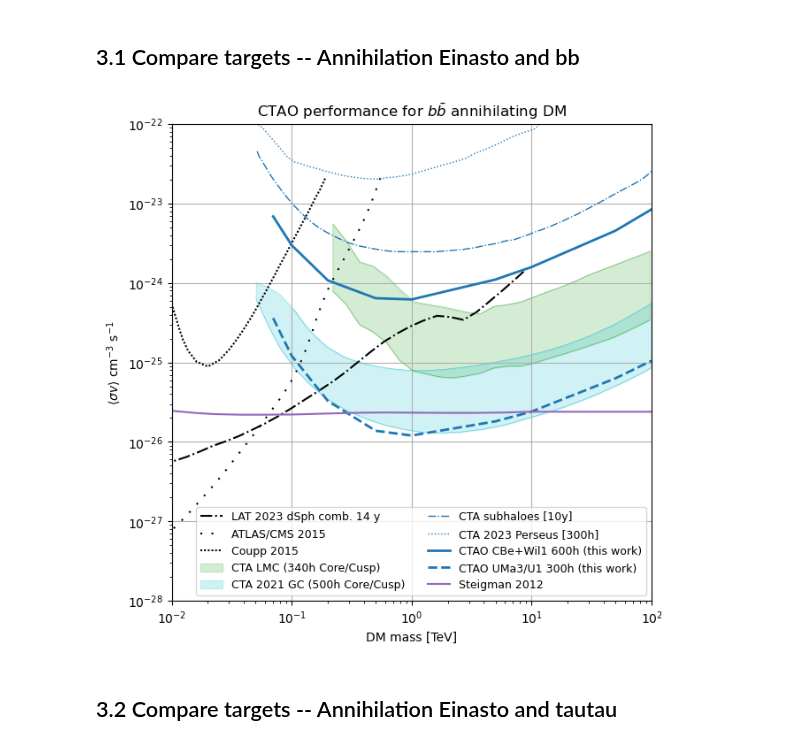
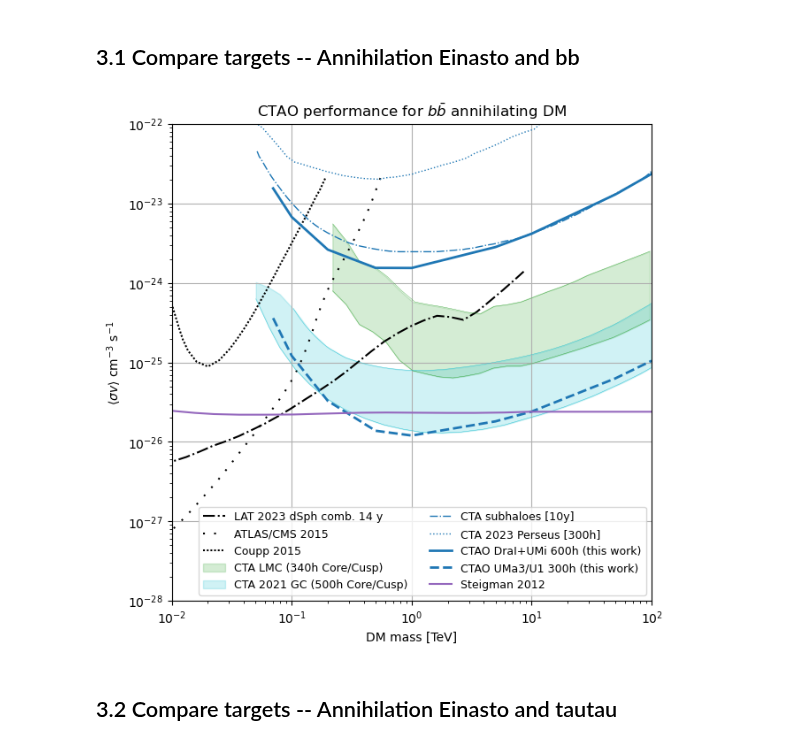
Before and after one commit to micheledoro/gDMbounds, a Jupyter notebook: sandbox/mdoro/makeplot_dsphKSP_compare_target.ipynb, the cells around one changed output. Saved outputs shown, nothing was run; the diff lists cells and outputs as text; code cells hidden in the pictures.

```diff
--- a/sandbox/mdoro/makeplot_dsphKSP_compare_target.ipynb
+++ b/sandbox/mdoro/makeplot_dsphKSP_compare_target.ipynb
@@ -30,7 +30,8 @@ veritas_17_mdsph_ann = ascii.read(pathb +  "veritas/veritas_2017_multidsph_ann_b
 
 #ctao_combined_ann_bb = ascii.read(path + "sandbox/temp/dsphksp_combined_Wil1_and_CBe_Einasto_600h_bb.csv")
 # %%
-ctao_combined_ann = pd.read_csv('sv_limits_quantiles/Combined_Annichilation_CBe_Wil1_T600.csv')
+#ctao_combined_ann = pd.read_csv('sv_limits_quantiles/Combined_Annichilation_CBe_Wil1_T600.csv')
+ctao_combined_ann = pd.read_csv('sv_limits_quantiles_files_wsj/Combined_Einasto_Annichilation_DraI_UMi_T600_wsj.csv')
 
 mask_ann_bb = (ctao_combined_ann['quantile'] == 0.5) & (ctao_combined_ann['profile']=="Einasto") & (ctao_combined_ann['ch']=='b')
 mask_ann_tautau = (ctao_combined_ann['quantile'] == 0.5) & (ctao_combined_ann['profile']=="Einasto") & (ctao_combined_ann['ch']=='tau')
@@ -197,35 +198,35 @@ interpolated_core_sigmav = f(cta_gc_einasto_bb['mass'])
 plt.fill_between(cta_gc_einasto_bb['mass']*1e-3,
                  cta_gc_einasto_bb['sigmav'],
                  interpolated_core_sigmav,
                  color='tab:cyan', alpha=0.2,label="CTA 2021 GC (500h Core/Cusp)")
 
 
 
 
 plt.loglog(cta_subhalos_einasto_bb['mass']*1e-3,cta_subhalos_einasto_bb['sigmav'], color='tab:blue',linestyle='dashdot',linewidth=1,
            label="CTA subhaloes [10y]")
 plt.loglog(cta_perseus_einasto_bb['mass'],cta_perseus_einasto_bb['sigmav'], color='tab:blue',linestyle='dotted',linewidth=1,
            label="CTA 2023 Perseus [300h]")
 
 
 # This work
-plt.loglog(ctao_combined_ann_bb['mass']*1e-3,ctao_combined_ann_bb['sigma_v'],label="CTAO CBe+Wil1 600h (this work)", color='tab:blue',linewidth=2)
+plt.loglog(ctao_combined_ann_bb['mass']*1e-3,ctao_combined_ann_bb['sigma_v'],label="CTAO DraI+UMi 600h (this work)", color='tab:blue',linewidth=2)
 
 k = 500*np.sqrt(3)
 plt.loglog(thiswork_uma3_einasto_300_bb['mass']*1e-3,thiswork_uma3_einasto_300_bb['sigmav']/k,label="CTAO UMa3/U1 300h (this work)", color='tab:blue', linestyle='dashed',linewidth=2)
 
 
 # Steigman reference
 #plt.loglog(steigman['mass']*1e-3,steigman['sigmav'],color='tab:purple',label="Steigman 2012")
 plt.loglog(steigman['mass']*1e-3, steigman['sigmav'],color='tab:purple',label="Steigman 2012")
 
 
 plt.grid()
 plt.legend(loc="best",ncol=2, fontsize="9")
 
 plt.savefig("compare_cta_target_bb.png")
 # %% [output]
-[figure, old version]
+[figure, new version]
 # %% [markdown]
 ## 3.2 Compare targets -- Annihilation Einasto and tautau
 # %%
```
Also changed, not shown: parts of 6 cells of this notebook.
